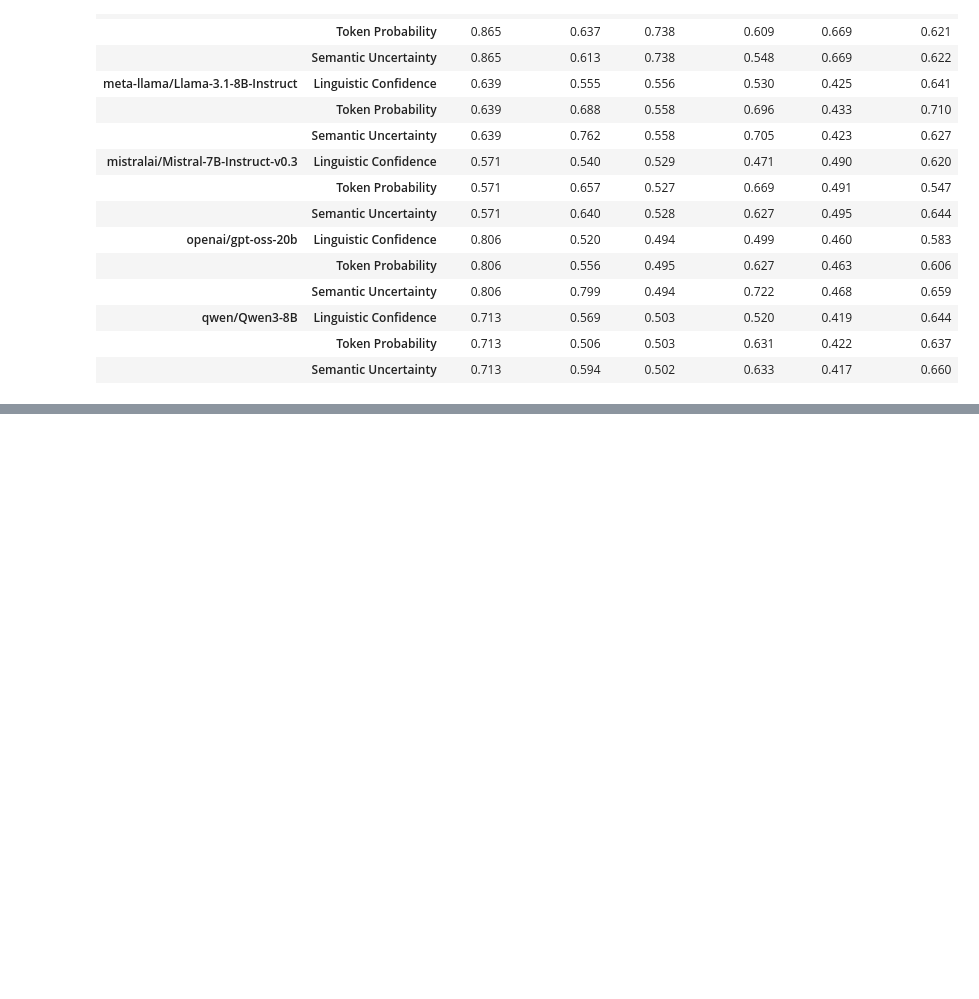
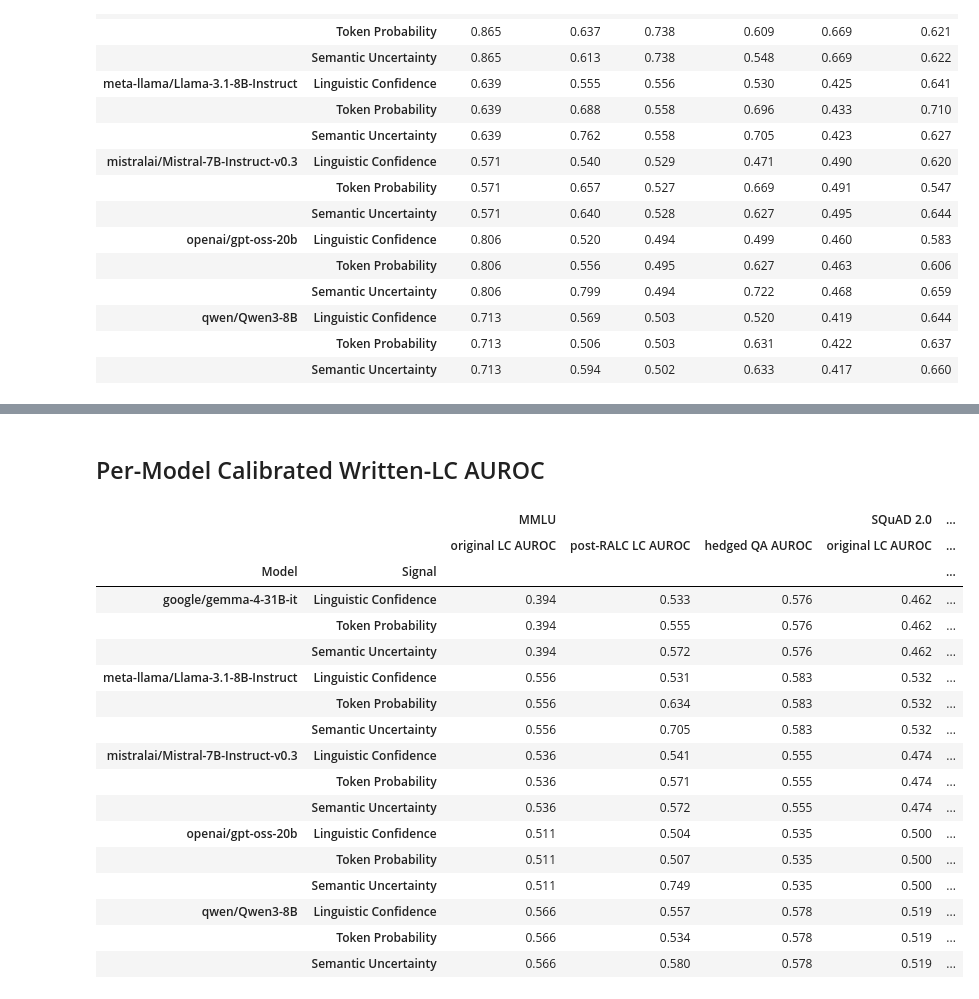
Before and after one commit to Ivan-Yeh/lm-confidence-evaluation-harness, a Jupyter notebook: paper_materials/tab_signal_auroc.ipynb, the cells around one changed output, grey strips where cells are left out. Saved outputs shown, nothing was run; the diff lists cells and outputs as text; code cells hidden in the pictures; blank space fills up the shorter version.

```diff
--- a/paper_materials/tab_signal_auroc.ipynb
+++ b/paper_materials/tab_signal_auroc.ipynb
@@ -284,0 +447,46 @@ per_model_df.round(3)
+# %% [markdown]
+## Per-Model Calibrated Written-LC AUROC
+# %%
+MODEL_ORDER_CAL = sorted(df_cal_long['model'].unique())
+
+cal_per_model_rows = []
+for model in MODEL_ORDER_CAL:
+    for sig in SIGNAL_ORDER:
+        row = {'Model': model, 'Signal': SIGNALS[sig]}
+        for ds in DATASETS:
+            sub = df_cal_long[
+                (df_cal_long['model'] == model) &
+                (df_cal_long['signal'] == sig) &
+                (df_cal_long['dataset'] == ds)
+            ]
+            for metric in CAL_METRICS:
+                key = (DATASET_LABELS[ds], CAL_METRIC_LABELS[metric])
+                if sub.empty:
+                    row[key] = '-'
+                else:
+                    val = sub[metric].values[0]
+                    row[key] = round(val, 4) if not pd.isna(val) else '-'
+        cal_per_model_rows.append(row)
+
+cal_per_model_df = pd.DataFrame(cal_per_model_rows).set_index(['Model', 'Signal'])
+cal_per_model_df.columns = pd.MultiIndex.from_tuples(cal_per_model_df.columns)
+cal_per_model_df.round(3)
+# %% [output]
+|  |  | MMLU |  |  | SQuAD 2.0 | ... |
+|  |  | original LC AUROC | post-RALC LC AUROC | hedged QA AUROC | original LC AUROC | ... |
+| Model | Signal |  |  |  |  | ... |
+| google/gemma-4-31B-it | Linguistic Confidence | 0.394 | 0.533 | 0.576 | 0.462 | ... |
+|  | Token Probability | 0.394 | 0.555 | 0.576 | 0.462 | ... |
+|  | Semantic Uncertainty | 0.394 | 0.572 | 0.576 | 0.462 | ... |
+| meta-llama/Llama-3.1-8B-Instruct | Linguistic Confidence | 0.556 | 0.531 | 0.583 | 0.532 | ... |
+|  | Token Probability | 0.556 | 0.634 | 0.583 | 0.532 | ... |
+|  | Semantic Uncertainty | 0.556 | 0.705 | 0.583 | 0.532 | ... |
+| mistralai/Mistral-7B-Instruct-v0.3 | Linguistic Confidence | 0.536 | 0.541 | 0.555 | 0.474 | ... |
+|  | Token Probability | 0.536 | 0.571 | 0.555 | 0.474 | ... |
+|  | Semantic Uncertainty | 0.536 | 0.572 | 0.555 | 0.474 | ... |
+| openai/gpt-oss-20b | Linguistic Confidence | 0.511 | 0.504 | 0.535 | 0.500 | ... |
+|  | Token Probability | 0.511 | 0.507 | 0.535 | 0.500 | ... |
+|  | Semantic Uncertainty | 0.511 | 0.749 | 0.535 | 0.500 | ... |
+| qwen/Qwen3-8B | Linguistic Confidence | 0.566 | 0.557 | 0.578 | 0.519 | ... |
+|  | Token Probability | 0.566 | 0.534 | 0.578 | 0.519 | ... |
+|  | Semantic Uncertainty | 0.566 | 0.580 | 0.578 | 0.519 | ... |
```
Also changed, not shown: parts of 5 cells of this notebook, 6 other files.
